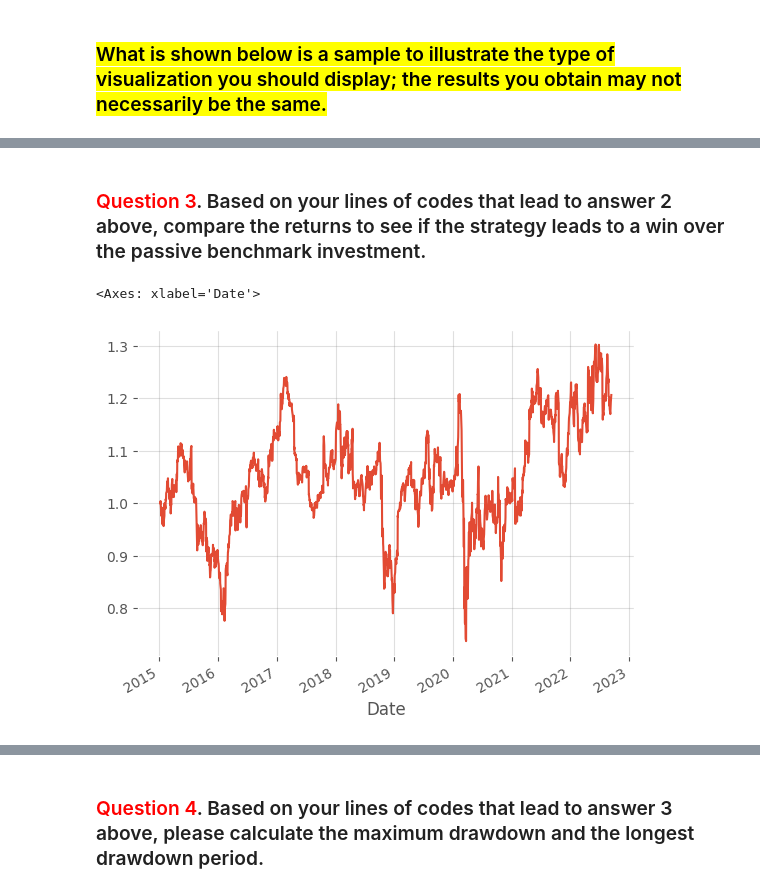
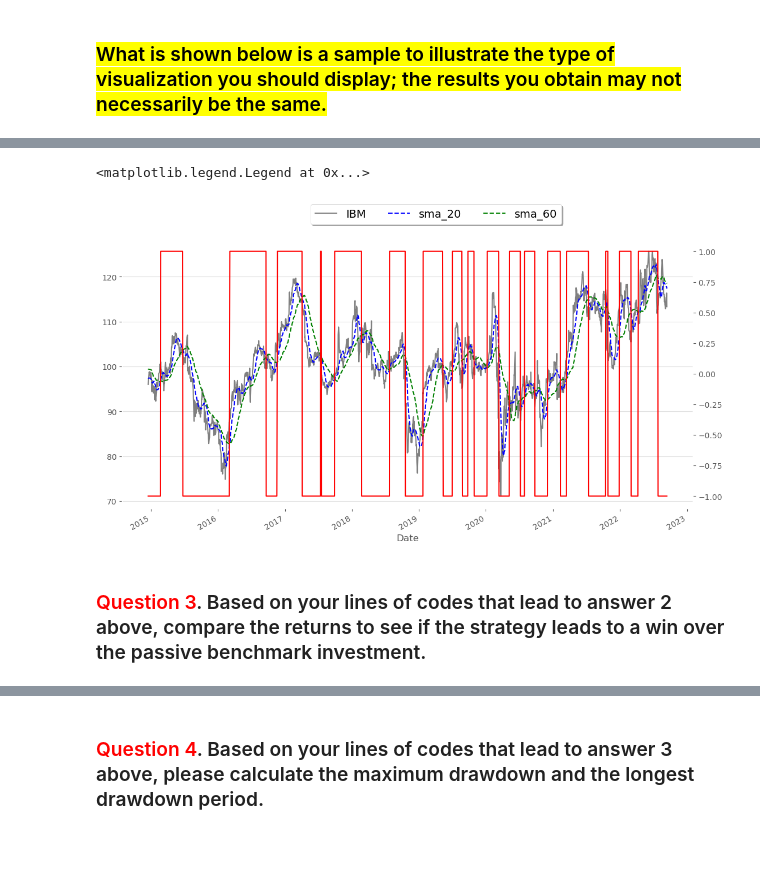
Before and after one commit to changjulian17/qf627, a Jupyter notebook: problem_set_4/QF627_Problem_Set_4.ipynb, the cells around one changed output, grey strips where cells are left out. Saved outputs shown, nothing was run; the diff lists cells and outputs as text; code cells hidden in the pictures; blank space fills up the shorter version.

```diff
--- a/problem_set_4/QF627_Problem_Set_4.ipynb
+++ b/problem_set_4/QF627_Problem_Set_4.ipynb
@@ -276,0 +90,2 @@ p
+# %%
+ibm = stock_data[['IBM']]
@@ -277,2 +111,40 @@ p
+# %%
+ibm['positions'] = \
+(
+    np.where(ibm['sma_20'] > ibm['sma_60'], 1, -1)
+)
+ibm['trade'] = ibm['positions'].diff()
+ibm = ibm.dropna()
+# %%
+ax = \
+ibm.drop(columns=['trade']).plot(
+    secondary_y=['positions'],
+          style = ["grey", "b--", "g--", "r"],
+          figsize = [13, 7]
+)
+
+# ax =\
+# (
+#     ibm
+#     [["IBM", "sma_20", "sma_60", "positions"]]
+#     .plot(secondary_y = "trading_position",
+#           style = ["grey", "b--", "g--", "r"],
+#           figsize = [13, 7]
+#          )
+# )
+
+ax.xaxis.grid(False)
+
+(
+    ax
+    .legend(loc = "upper center",
+            bbox_to_anchor = (0.55, 1.15),
+            ncol = 4,
+            shadow = True
+           )
+)
+# %% [output]
+<matplotlib.legend.Legend at 0x...>
+[figure, added]
 # %% [markdown]
 ### <font color = red> Question 3</font>. Based on your lines of codes that lead to answer 2 above, compare the returns to see if the strategy leads to a win over the passive benchmark investment.
@@ -281,5 +150,0 @@ df_ibm = df_ibm.loc[BUY_or_SELL.index[long:]]
-# %%
-(df_ibm['IBM'].pct_change().fillna(0) + 1).cumprod().plot()
-# %% [output]
-<Axes: xlabel='Date'>
-[figure, removed]
```
Also changed, not shown: parts of 66 cells of this notebook, 9 other files.
